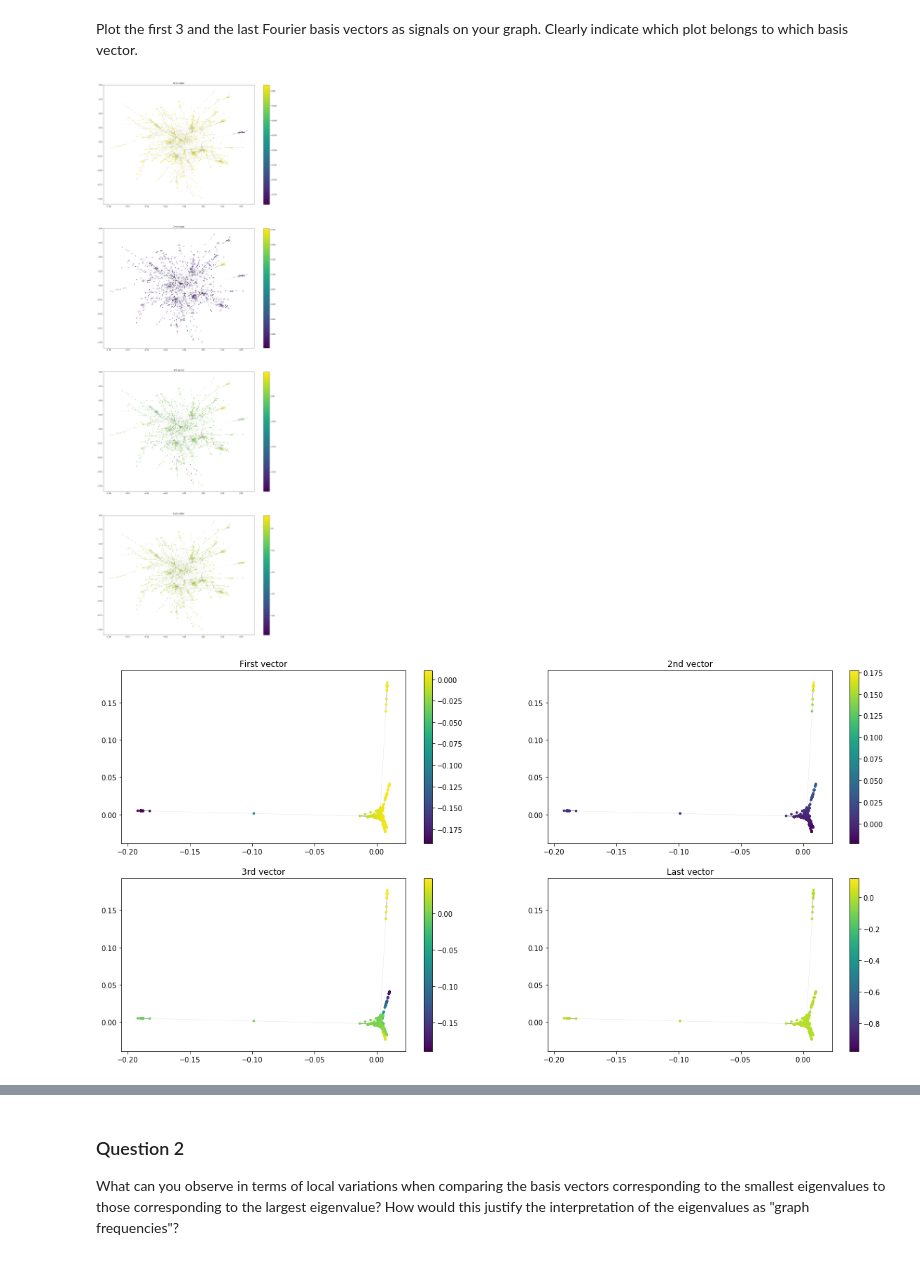
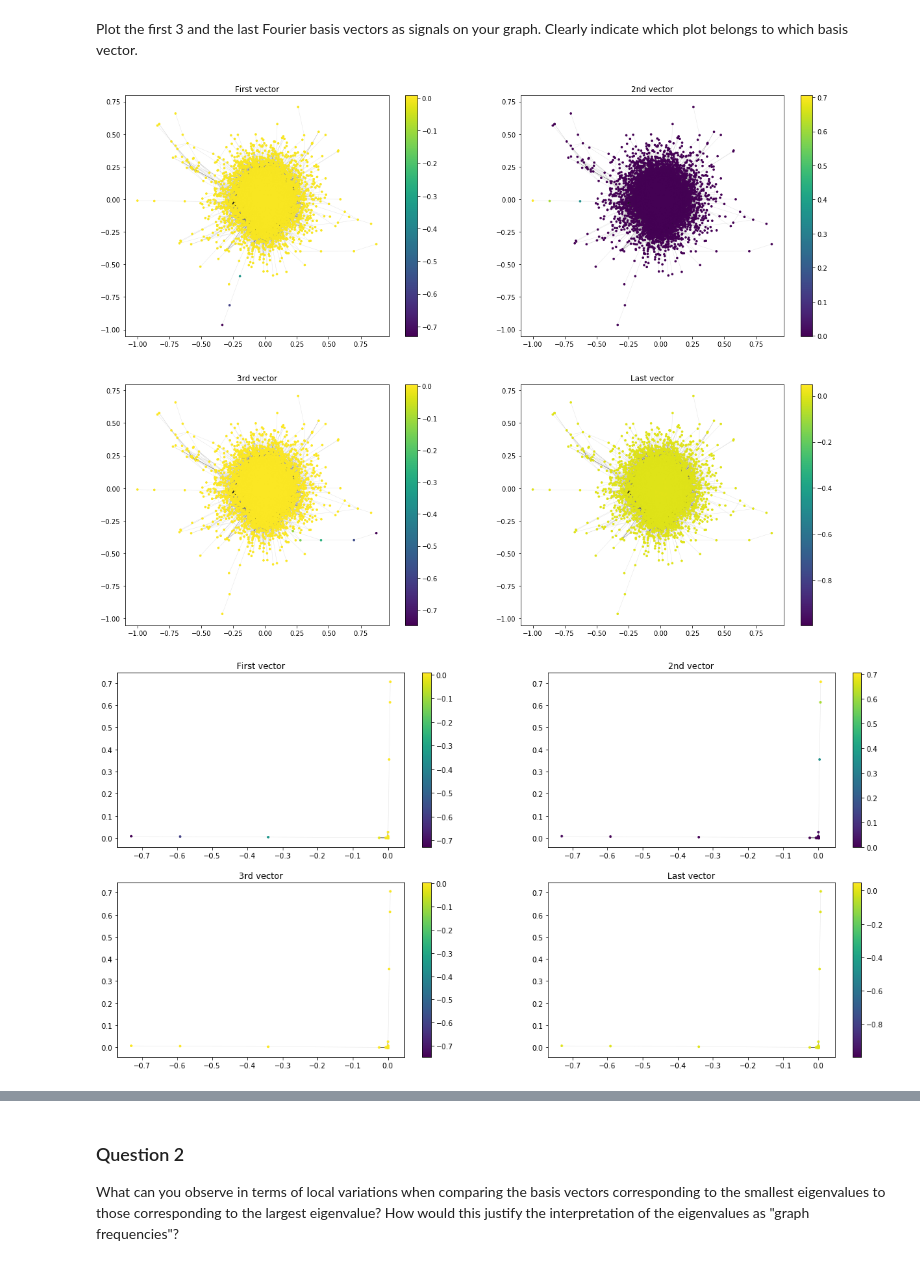
Before and after one commit to swouf/ntds_IMDb_team4, a Jupyter notebook: 4_graph_signal_processing.ipynb, the cells around one changed output, grey strips where cells are left out. Saved outputs shown, nothing was run; the diff lists cells and outputs as text; code cells hidden in the pictures.

```diff
--- a/4_graph_signal_processing.ipynb
+++ b/4_graph_signal_processing.ipynb
@@ -89,40 +89,30 @@ _Note_: If your features/labels are not floating-point numbers, please convert t
 # %%
 tot_adjacency = np.load('./data/adjacency.npy')
 # We make the matrix more sparse by removing the link between two people if they worked only on 1 movie together
-tot_adjacency[tot_adjacency <5]=0
+tot_adjacency[tot_adjacency <2]=0
 tot_n_nodes=tot_adjacency.shape[0]
 
-# We get the adjacency matrix of the giant component.
-#import src.find_components as fcomp
-#connectedIndices = fcomp.find_components(tot_adjacency)
+# We get the adjacency matrix of the biggest connected component.
 import networkx as nx
 G = nx.from_numpy_matrix(tot_adjacency)
 Gc = max(nx.connected_component_subgraphs(G), key=len)
 
 adjacency= nx.to_numpy_array(Gc)
 
-#indx=np.array(range(tot_n_nodes),dtype=int)
-#indx=connectedIndices[0].astype(int)*indx
-#indx_without_zeros=np.unique(indx)
-#adjacency = tot_adjacency[indx_without_zeros,:][:,indx_without_zeros]
+# We calculate the number of nodes and edges
+n_nodes=adjacency.shape[0]
+n_edges = int(np.count_nonzero(adjacency)/2)
 
-#We calculate the number of nodes
-n_nodes=adjacency.shape[0]
-
-#We assign the labels
+# We assign the labels
 people = pd.read_csv('data/features_v3.csv')
 people.fillna(0)
-#labels = people.iloc[indx_without_zeros,4]
+labels = people.iloc[np.sort(nx.nodes(Gc)),4]
 
-#We calculate the normalized laplacian
+# We calculate the laplacian
 degree = np.diag(adjacency.sum(axis=0))
-#invroot_degree = np.diag(np.power(np.sum(adjacency, axis=0),-0.5))
-
 laplacian = degree - adjacency #combinatorial laplacian
 
-#Get the gradient
-n_edges = int(np.count_nonzero(adjacency)/2)
-
+# We calculate the gradient:
 # Creating a list containing the nodes of each edge
 t=0
 edges=np.zeros((n_edges,2))
@@ -166,33 +151,33 @@ import networkx as nx
 graph = nx.from_numpy_matrix(adjacency)
 coords = nx.spring_layout(graph,k=0.03)  # Force-directed layout.
 # %%
-plt.figure(figsize=(20, 60))
+plt.figure(figsize=(20, 15))
 
-plt.subplot(411)
+plt.subplot(221)
 im=nx.draw_networkx_nodes(graph, coords, node_size=7, node_color=U[:,1])
 nx.draw_networkx_edges(graph, coords, alpha=0.1, width=0.5)
 plt.title('First vector')
 plt.colorbar(im)
 
-plt.subplot(412)
+plt.subplot(222)
 im=nx.draw_networkx_nodes(graph, coords, node_size=7, node_color=U[:,2])
 nx.draw_networkx_edges(graph, coords, alpha=0.1, width=0.5)
 plt.title('2nd vector')
 plt.colorbar(im)
 
-plt.subplot(413)
+plt.subplot(223)
 im=nx.draw_networkx_nodes(graph, coords, node_size=7, node_color=U[:,3])
 nx.draw_networkx_edges(graph, coords, alpha=0.1, width=0.5)
 plt.title('3rd vector')
 plt.colorbar(im)
 
-plt.subplot(414)
+plt.subplot(224)
 im=nx.draw_networkx_nodes(graph, coords, node_size=7, node_color=U[:,e.size-1])
 nx.draw_networkx_edges(graph, coords, alpha=0.1, width=0.5)
 plt.title('Last vector')
 plt.colorbar(im);
 # %% [output]
-[figure, old version]
+[figure, new version]
 # %%
 coords = U[:, 1:3]
 plt.figure(figsize=(20, 10))
@@ -221,4 +206,4 @@ nx.draw_networkx_edges(graph, coords, alpha=0.1, width=0.5)
 plt.title('Last vector')
 plt.colorbar(im);
 # %% [output]
-[figure, old version]
+[figure, new version]
```
Also changed, not shown: parts of 14 cells of this notebook.
